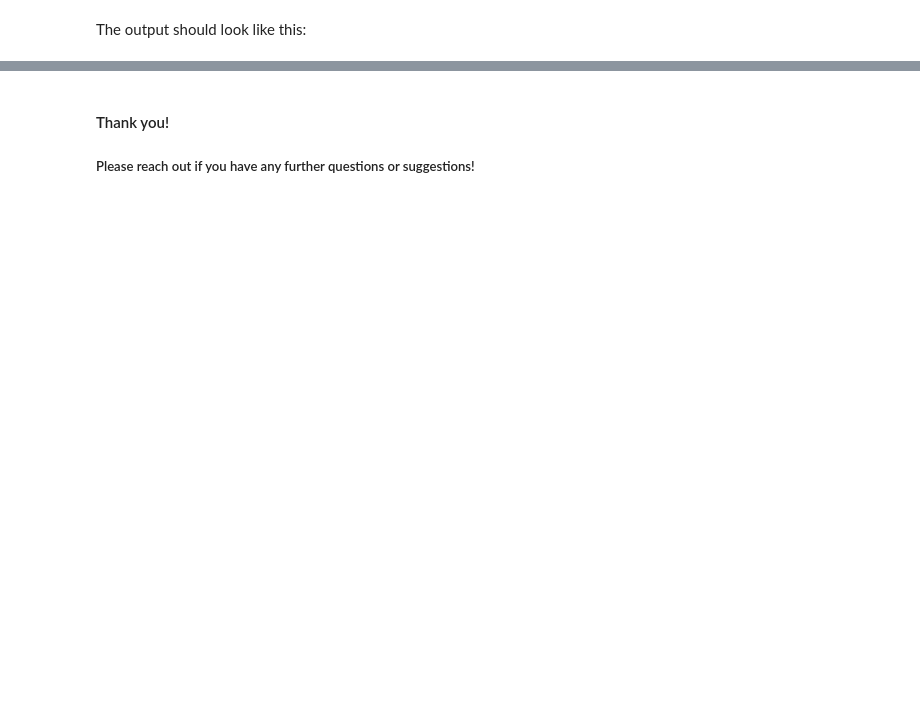
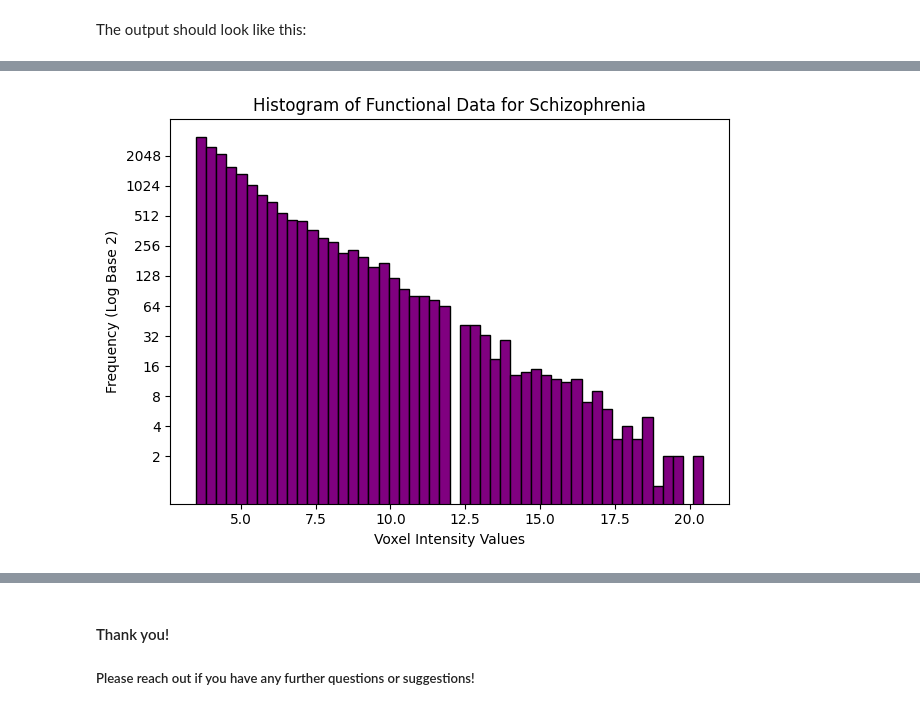
Before and after one commit to marinasmendes/Schizophrenia-fMRI, a Jupyter notebook: Marina-Mendes_Schizophrenia-fMRI.ipynb, the cells around one changed output, grey strips where cells are left out. Cells and saved outputs as stored; diff of their text form; code cells hidden in the pictures; blank space fills up the shorter version.

Commit message:
collect imports in start and enhance histogram

```diff
--- a/Marina-Mendes_Schizophrenia-fMRI.ipynb
+++ b/Marina-Mendes_Schizophrenia-fMRI.ipynb
@@ -82,0 +91,19 @@ The output should look like this:
+# %%
+plt.hist(x=functional_data[functional_data > 0],
+         bins=50,
+         color="purple",
+         edgecolor="black")
+plt.title("Histogram of Functional Data for Schizophrenia")
+plt.xlabel("Voxel Intensity Values")
+plt.ylabel("Frequency (Log Base 2)")
+plt.yscale('log', base=2)# Seting y-axis to logarithmic base-2 scale
+plt.tight_layout() #This one is optional, only for improving the layout
+
+# Customizing ticks
+ticks = [ 2, 4, 8, 16, 32, 64, 128, 256, 512, 1024, 2048]
+labels = ['2', '4', '8', '16', '32', '64', '128', '256', '512', '1024', '2048']
+plt.yticks(ticks, labels)
+# Showing the plot
+plt.show()
+# %% [output]
+[figure, added]
```
Also changed, not shown: parts of 9 cells of this notebook.
